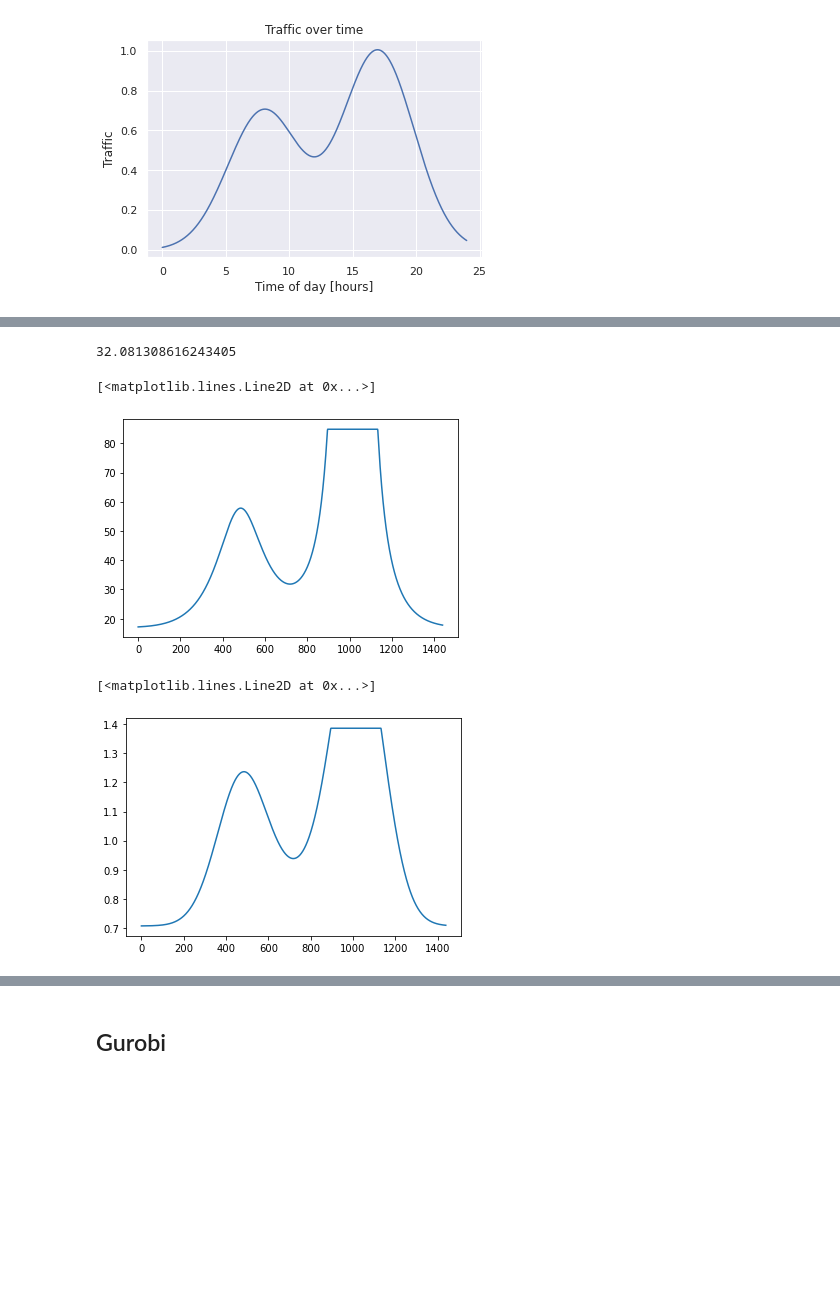
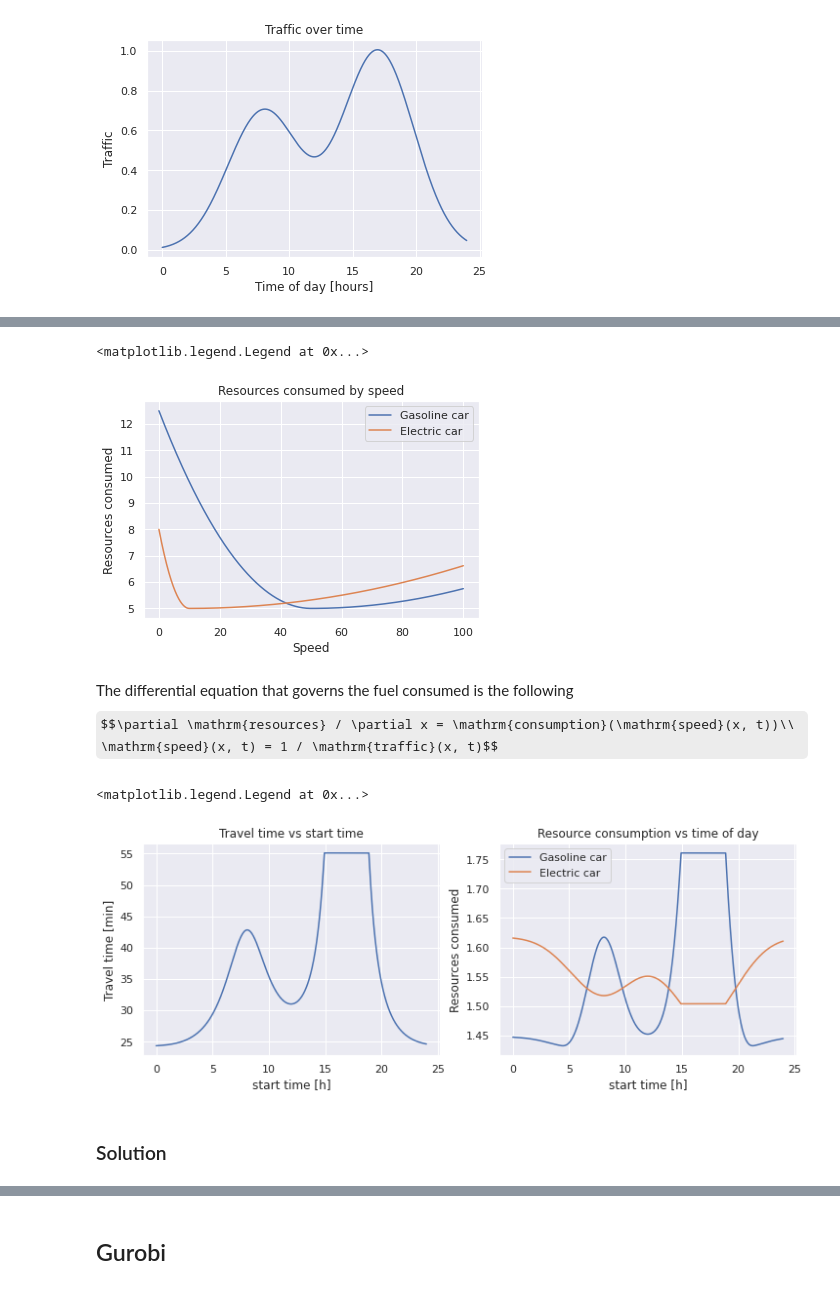
Before and after one commit to LetteraUnica/mathematical-optimization, a Jupyter notebook: final-project/TDASP.ipynb, the cells around one changed output, grey strips where cells are left out. Drawn from its saved outputs; the diff is of its cells as text; code cells hidden in the pictures; some formulas as TeX source; blank space fills up the shorter version.

```diff
--- a/final-project/TDASP.ipynb
+++ b/final-project/TDASP.ipynb
@@ -106,24 +109,42 @@ the time to compute the while this approach is not realistic in terms of travel
+# %%
+speeds = np.linspace(0, 100, 1000)
+pl.plot(speeds, [gasoline_consumption(s) for s in speeds], label="Gasoline car")
+pl.plot(speeds, [ev_consumption(s) for s in speeds], label="Electric car")
+pl.title("Resources consumed by speed")
+pl.xlabel("Speed")
+pl.ylabel("Resources consumed")
+pl.legend()
+# %% [output]
+<matplotlib.legend.Legend at 0x...>
+[figure, added]
+# %% [markdown]
+The differential equation that governs the fuel consumed is the following
+$$\partial \mathrm{resources} / \partial x = \mathrm{consumption}(\mathrm{speed}(x, t))\\
+\mathrm{speed}(x, t) = 1 / \mathrm{traffic}(x, t)$$
 # %%
-x = 10.
-route = Route(model, gasoline_consumption, np.array((0., 0.)), np.array((x, x)), base_speed=50)
-route.travel_time(700)
+route = Route(traffic_model=model,
+              energy_consumption=gasoline_consumption,
+              start=np.array((0., 0.)),
+              end=np.array((20., 20.)),
+              base_speed=70)
-# %% [output]
-32.081308616243405
-# %%
-t = np.arange(0, 24*60)
-
-traffic = [route.travel_time(i) for i in t]
-
-pl.plot(t, traffic)
-# %% [output]
-[<matplotlib.lines.Line2D at 0x...>]
-[figure, removed]
-# %%
-t = np.arange(0, 24*60)
-
-traffic = [route.resources_consumed(i) for i in t]
-
-pl.plot(t, traffic)
-# %% [output]
-[<matplotlib.lines.Line2D at 0x...>]
-[figure, removed]
+# %%
+t = np.arange(0, 24*60)
+
+fig, axes = pl.subplots(nrows=1, ncols=2, figsize=(12, 4))
+axes[0].plot(t/60, [route.travel_time(i) for i in t])
+axes[0].set_title("Travel time vs start time")
+axes[0].set_xlabel("start time [h]")
+axes[0].set_ylabel("Travel time [min]")
+
+axes[1].plot(t/60, [route.resources_consumed(i) for i in t], label="Gasoline car")
+route.energy_consumption=ev_consumption
+axes[1].plot(t/60, [route.resources_consumed(i) for i in t], label="Electric car")
+axes[1].set_title("Resource consumption vs time of day")
+axes[1].set_xlabel("start time [h]")
+axes[1].set_ylabel("Resources consumed")
+axes[1].legend()
+# %% [output]
+<matplotlib.legend.Legend at 0x...>
+[figure, added]
+# %% [markdown]
+### Solution
```
Also changed, not shown: parts of 14 cells of this notebook, 3 other files.
